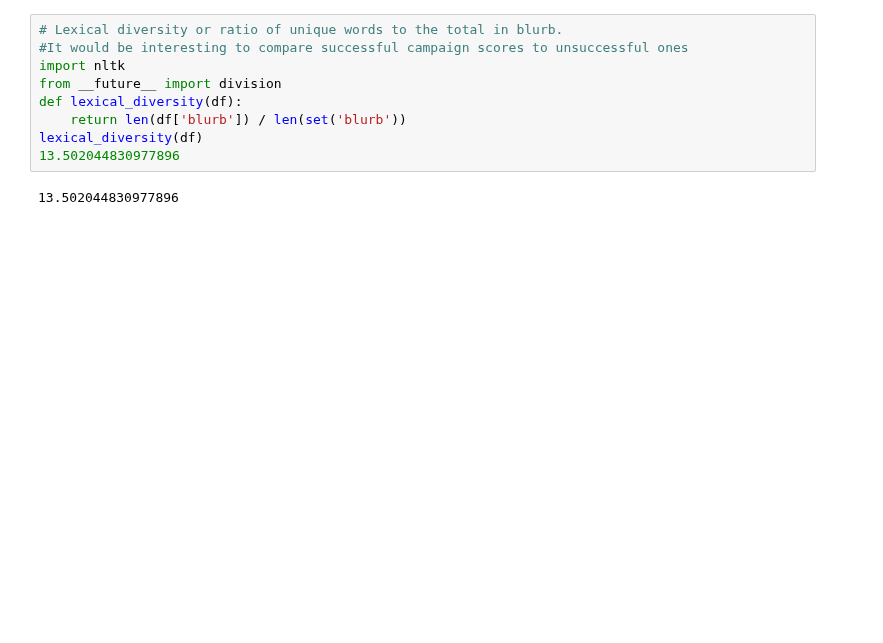
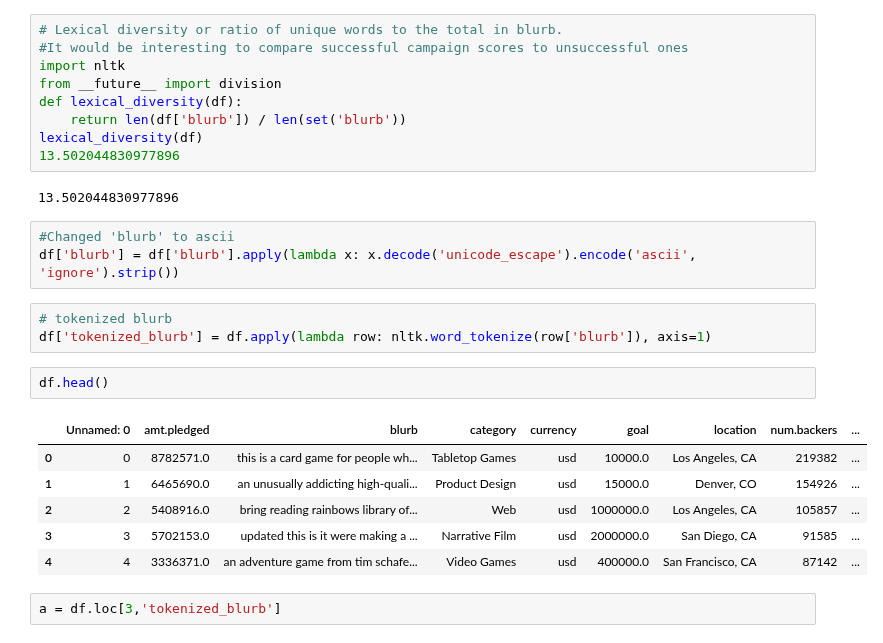
Before and after one commit to spockl/GA-DSI, a Jupyter notebook: Untitled Folder/group project final.ipynb, the cells around one changed output. Saved outputs shown, nothing was run; the diff lists cells and outputs as text; blank space fills up the shorter version.

```diff
--- a/Untitled Folder/group project final.ipynb
+++ b/Untitled Folder/group project final.ipynb
@@ -156,3 +173,20 @@ lexical_diversity(df)
 13.502044830977896
 # %% [output]
 13.502044830977896
+# %%
+#Changed 'blurb' to ascii
+df['blurb'] = df['blurb'].apply(lambda x: x.decode('unicode_escape').encode('ascii', 'ignore').strip())
+# %%
+# tokenized blurb
+df['tokenized_blurb'] = df.apply(lambda row: nltk.word_tokenize(row['blurb']), axis=1)
+# %%
+df.head()
+# %% [output]
+|  | Unnamed: 0 | amt.pledged | blurb | category | currency | goal | location | num.backers | ... |
+| 0 | 0 | 8782571.0 | this is a card game for people wh... | Tabletop Games | usd | 10000.0 | Los Angeles, CA | 219382 | ... |
+| 1 | 1 | 6465690.0 | an unusually addicting high-quali... | Product Design | usd | 15000.0 | Denver, CO | 154926 | ... |
+| 2 | 2 | 5408916.0 | bring reading rainbows library of... | Web | usd | 1000000.0 | Los Angeles, CA | 105857 | ... |
+| 3 | 3 | 5702153.0 | updated this is it were making a ... | Narrative Film | usd | 2000000.0 | San Diego, CA | 91585 | ... |
+| 4 | 4 | 3336371.0 | an adventure game from tim schafe... | Video Games | usd | 400000.0 | San Francisco, CA | 87142 | ... |
+# %%
+a = df.loc[3,'tokenized_blurb']
```
Also changed, not shown: parts of 24 cells of this notebook, 18 other files.
